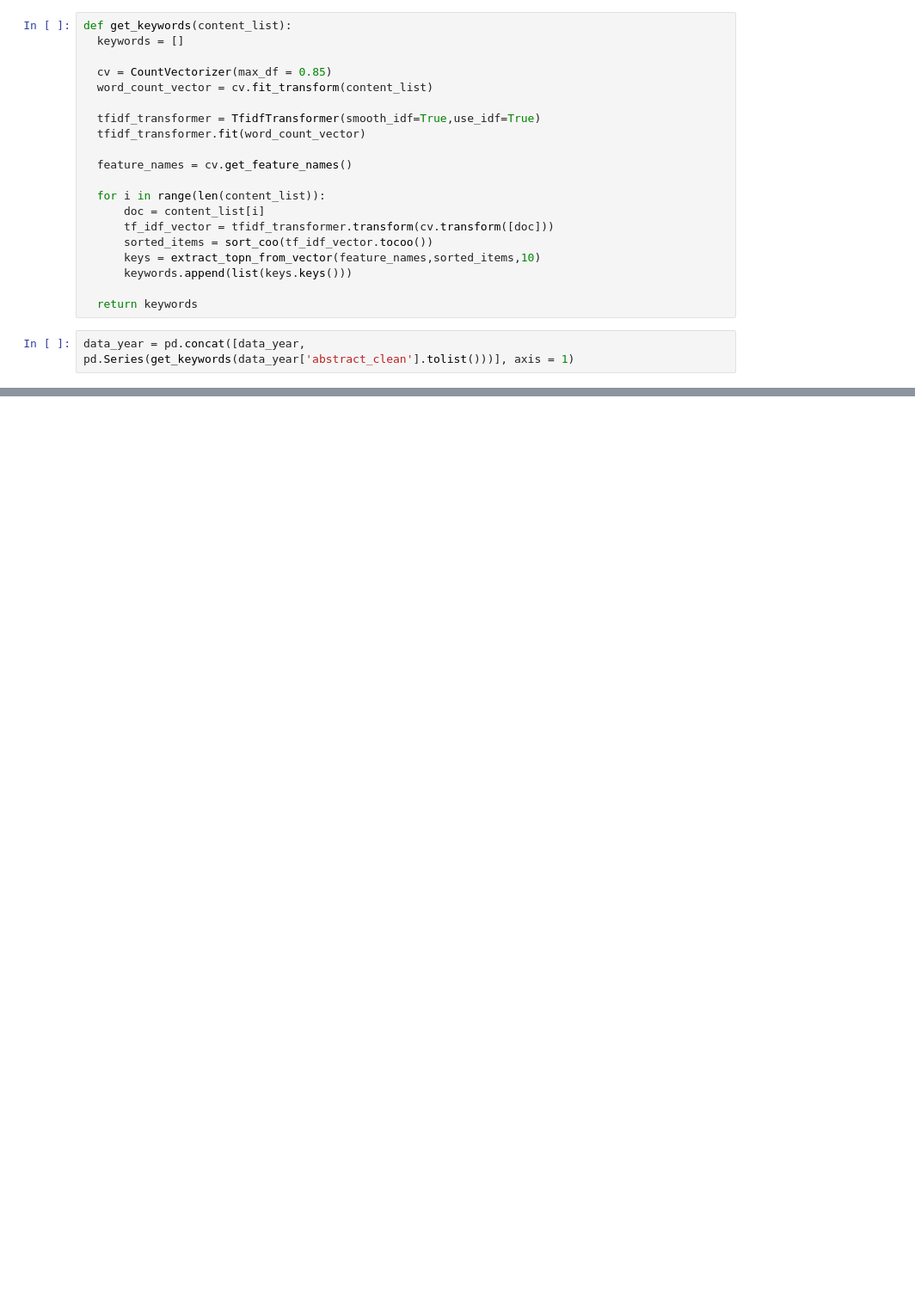
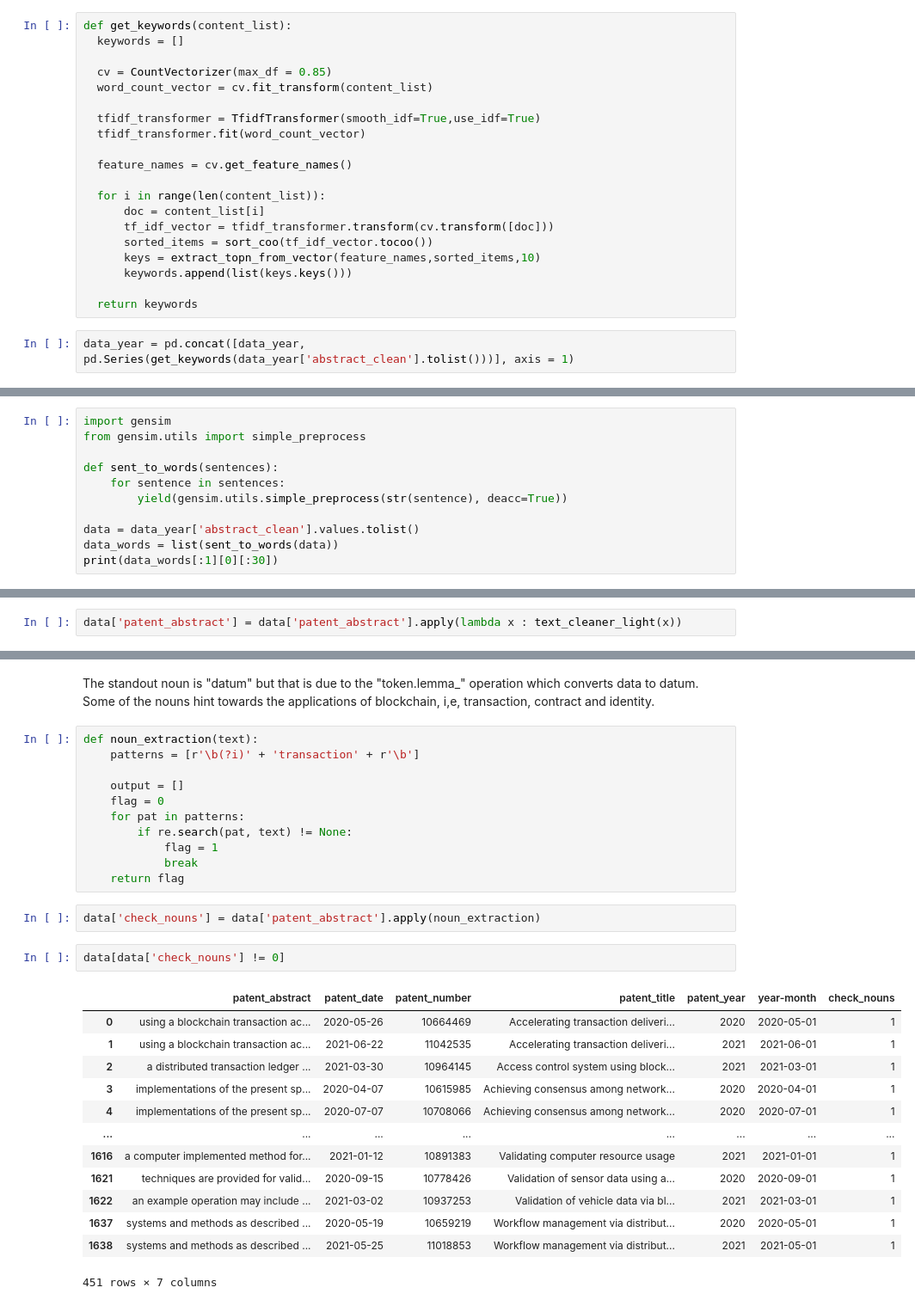
Before and after one commit to michaelmml/NLP-Information-Extraction, a Jupyter notebook: PatentKeywords.ipynb, the cells around one changed output, grey strips where cells are left out. Shown: that part at 86% size. Cells and saved outputs as stored; diff of their text form; blank space fills up the shorter version.

```diff
--- a/PatentKeywords.ipynb
+++ b/PatentKeywords.ipynb
@@ -215,0 +271,11 @@ data_year['keywords'].tolist()
+# %%
+import gensim
+from gensim.utils import simple_preprocess
+
+def sent_to_words(sentences):
+    for sentence in sentences:
+        yield(gensim.utils.simple_preprocess(str(sentence), deacc=True))
+
+data = data_year['abstract_clean'].values.tolist()
+data_words = list(sent_to_words(data))
+print(data_words[:1][0][:30])
@@ -215,0 +307,2 @@ data_year['keywords'].tolist()
+# %%
+data['patent_abstract'] = data['patent_abstract'].apply(lambda x : text_cleaner_light(x))
@@ -215,0 +346,31 @@ data_year['keywords'].tolist()
+# %% [markdown]
+The standout noun is "datum" but that is due to the "token.lemma_" operation which converts data to datum. Some of the nouns hint towards the applications of blockchain, i,e, transaction, contract and identity.
+# %%
+def noun_extraction(text):
+    patterns = [r'\b(?i)' + 'transaction' + r'\b']
+
+    output = []
+    flag = 0
+    for pat in patterns:
+        if re.search(pat, text) != None:
+            flag = 1
+            break
+    return flag
+# %%
+data['check_nouns'] = data['patent_abstract'].apply(noun_extraction)
+# %%
+data[data['check_nouns'] != 0]
+# %% [output]
+|  | patent_abstract | patent_date | patent_number | patent_title | patent_year | year-month | check_nouns |
+| 0 | using a blockchain transaction ac... | 2020-05-26 | 10664469 | Accelerating transaction deliveri... | 2020 | 2020-05-01 | 1 |
+| 1 | using a blockchain transaction ac... | 2021-06-22 | 11042535 | Accelerating transaction deliveri... | 2021 | 2021-06-01 | 1 |
+| 2 | a distributed transaction ledger ... | 2021-03-30 | 10964145 | Access control system using block... | 2021 | 2021-03-01 | 1 |
+| 3 | implementations of the present sp... | 2020-04-07 | 10615985 | Achieving consensus among network... | 2020 | 2020-04-01 | 1 |
+| 4 | implementations of the present sp... | 2020-07-07 | 10708066 | Achieving consensus among network... | 2020 | 2020-07-01 | 1 |
+| ... | ... | ... | ... | ... | ... | ... | ... |
+| 1616 | a computer implemented method for... | 2021-01-12 | 10891383 | Validating computer resource usage | 2021 | 2021-01-01 | 1 |
+| 1621 | techniques are provided for valid... | 2020-09-15 | 10778426 | Validation of sensor data using a... | 2020 | 2020-09-01 | 1 |
+| 1622 | an example operation may include ... | 2021-03-02 | 10937253 | Validation of vehicle data via bl... | 2021 | 2021-03-01 | 1 |
+| 1637 | systems and methods as described ... | 2020-05-19 | 10659219 | Workflow management via distribut... | 2020 | 2020-05-01 | 1 |
+| 1638 | systems and methods as described ... | 2021-05-25 | 11018853 | Workflow management via distribut... | 2021 | 2021-05-01 | 1 |
+451 rows × 7 columns
```
Also changed, not shown: parts of 36 cells of this notebook.
